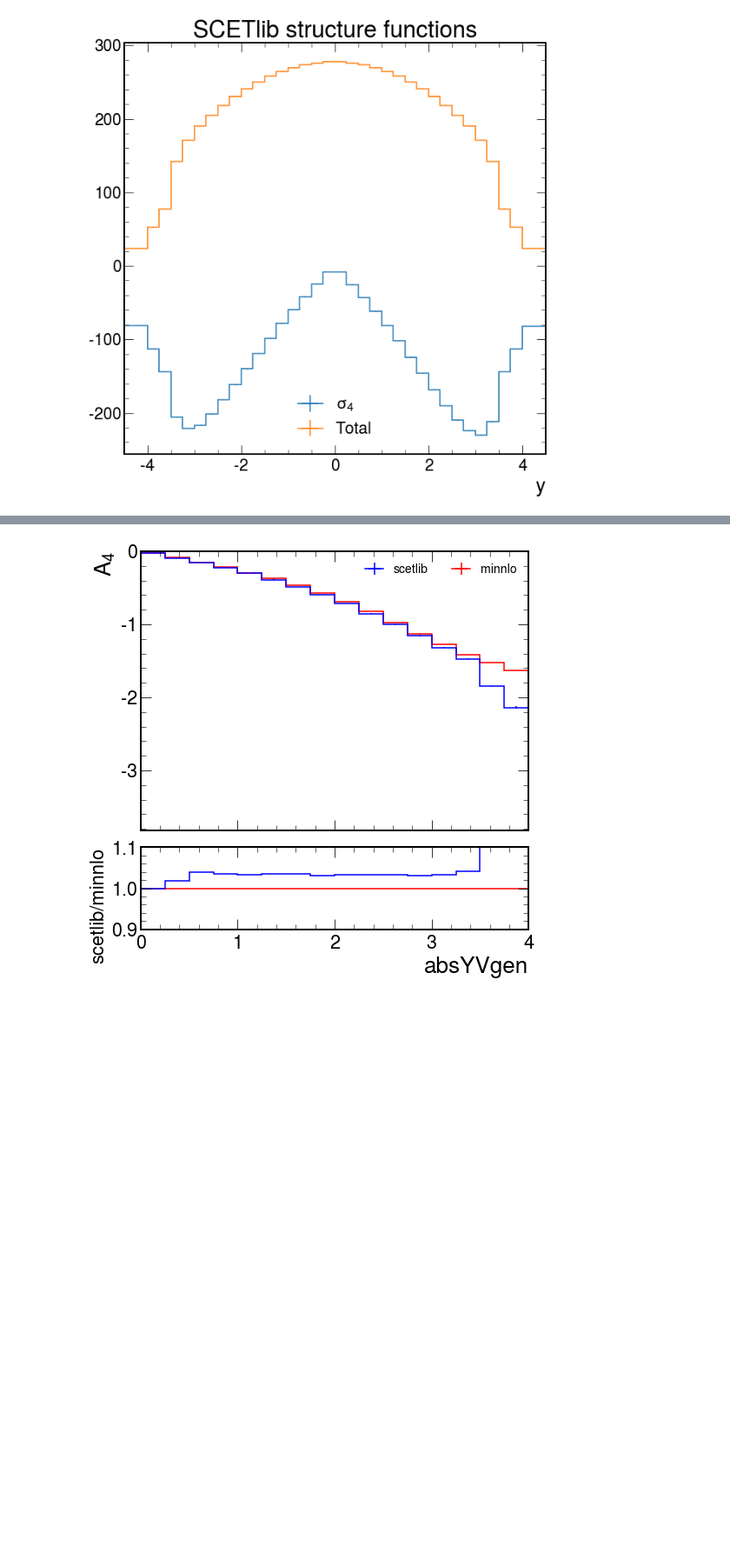
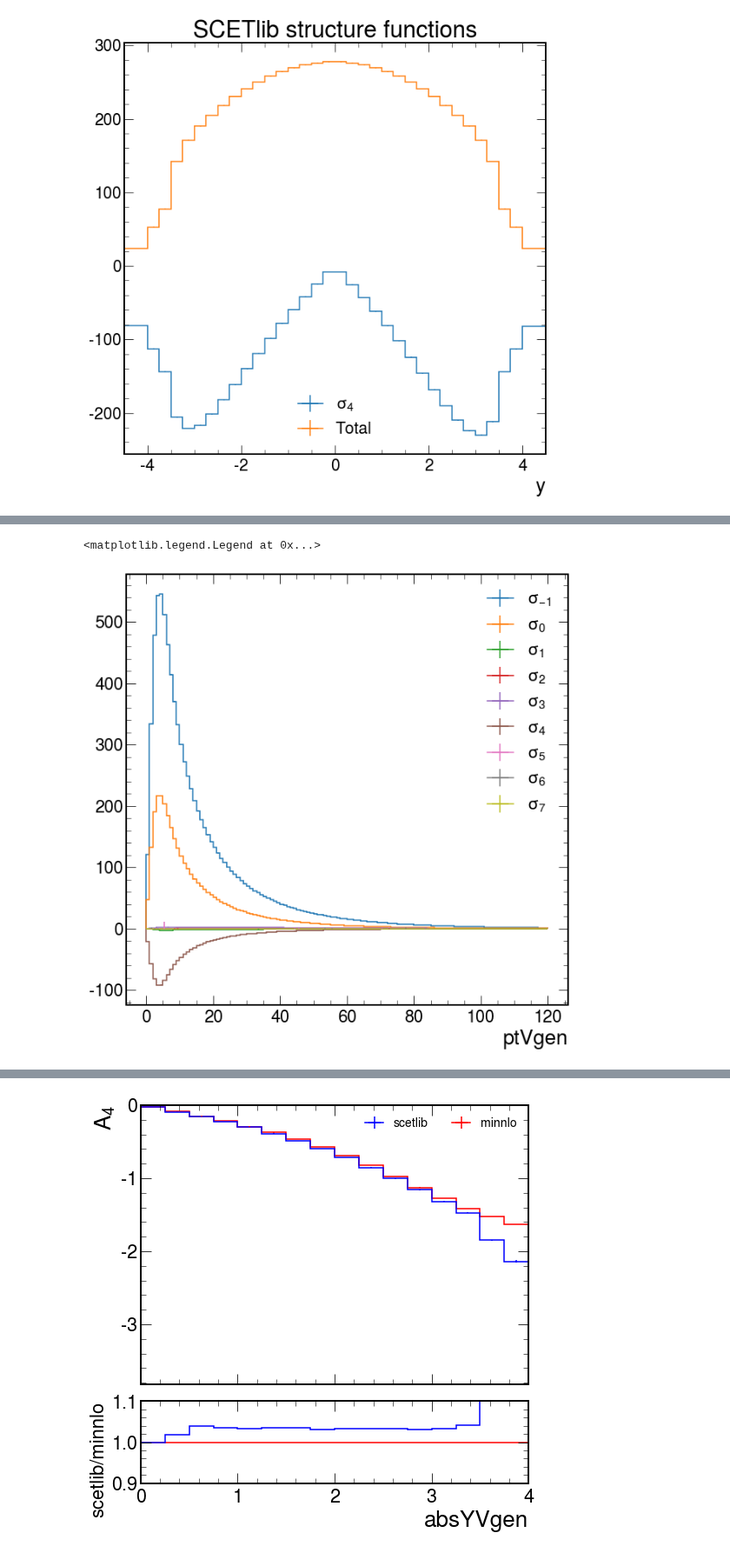
Before and after one commit to WMass/WRemnants, a Jupyter notebook: notebooks/scetlib.ipynb, the cells around one changed output, grey strips where cells are left out. Shown at 87% size. Saved outputs shown, nothing was run; the diff lists cells and outputs as text; code cells hidden in the pictures; blank space fills up the shorter version.

```diff
--- a/notebooks/scetlib.ipynb
+++ b/notebooks/scetlib.ipynb
@@ -312,2 +304,2 @@ hists = hh.rebinHistsToCommon([minnlohel, scetlibW_yabs_tot], 2, False)
 # %%
-hists
+minnlohel = theory_tools.scale_angular_moments(minnlohel)
@@ -351,3 +322,8 @@ Hist(
 # %%
-scetlib_absy_A4_coeff = hh.divideHists(hists[1].project("absy"), hists[2].project("absy"))
-minnloCoeffs = theory_tools.moments_to_angular_coeffs(hists[0].project("absYVgen", "helicity"))
+for i in range(-1, 8):
+    minnlohel[{"helicity" : i+1}].project("ptVgen").plot(label=f"$\sigma_{{{i}}}$")
+
+plt.legend()
+# %% [output]
+<matplotlib.legend.Legend at 0x...>
+[figure, added]
```
Also changed, not shown: parts of 20 cells of this notebook, 5 other files.
